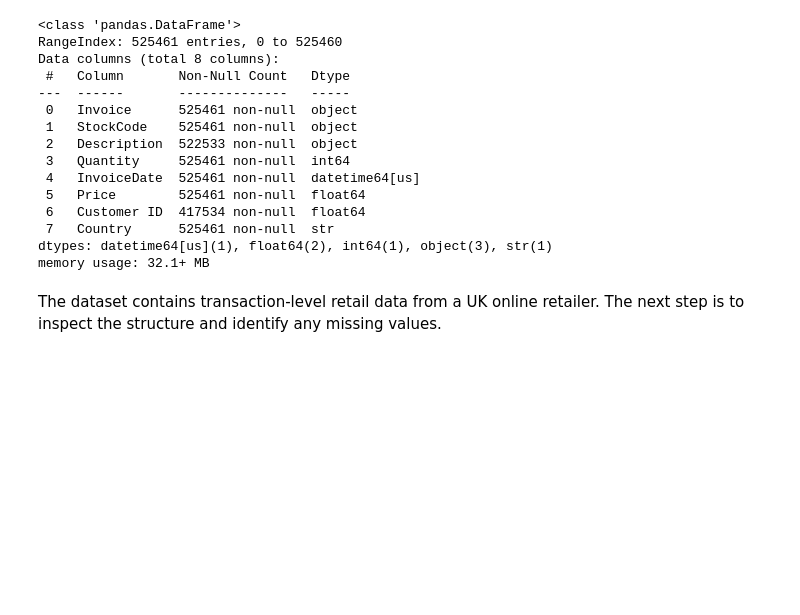
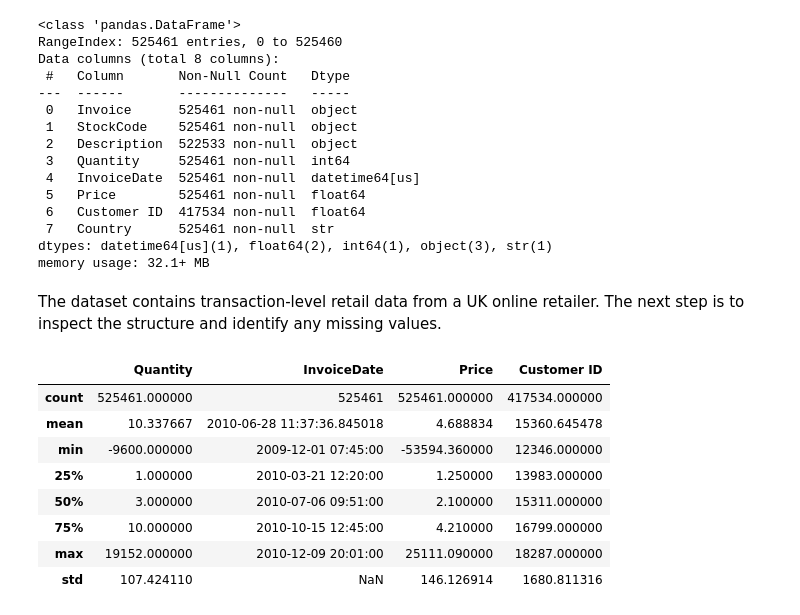
Before and after one commit to sch-data/retail-data-platform, a Jupyter notebook: notebooks/01_data_exploration.ipynb, the cells around one changed output. Drawn from its saved outputs; the diff is of its cells as text; code cells hidden in the pictures; blank space fills up the shorter version.

```diff
--- a/notebooks/01_data_exploration.ipynb
+++ b/notebooks/01_data_exploration.ipynb
@@ -38,3 +38,15 @@ memory usage: 32.1+ MB
 # %% [markdown]
 The dataset contains transaction-level retail data from a UK online retailer.
 The next step is to inspect the structure and identify any missing values.
+# %%
+df.describe()
+# %% [output]
+|  | Quantity | InvoiceDate | Price | Customer ID |
+| count | 525461.000000 | 525461 | 525461.000000 | 417534.000000 |
+| mean | 10.337667 | 2010-06-28 11:37:36.845018 | 4.688834 | 15360.645478 |
+| min | -9600.000000 | 2009-12-01 07:45:00 | -53594.360000 | 12346.000000 |
+| 25% | 1.000000 | 2010-03-21 12:20:00 | 1.250000 | 13983.000000 |
+| 50% | 3.000000 | 2010-07-06 09:51:00 | 2.100000 | 15311.000000 |
+| 75% | 10.000000 | 2010-10-15 12:45:00 | 4.210000 | 16799.000000 |
+| max | 19152.000000 | 2010-12-09 20:01:00 | 25111.090000 | 18287.000000 |
+| std | 107.424110 | NaN | 146.126914 | 1680.811316 |
```
Also changed, not shown: parts of 8 cells of this notebook.
